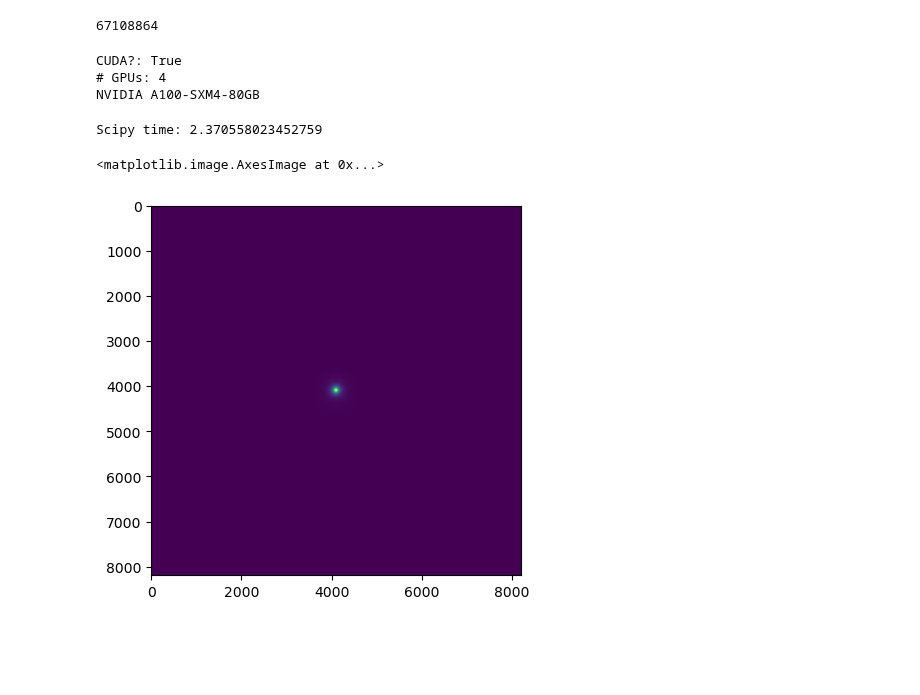
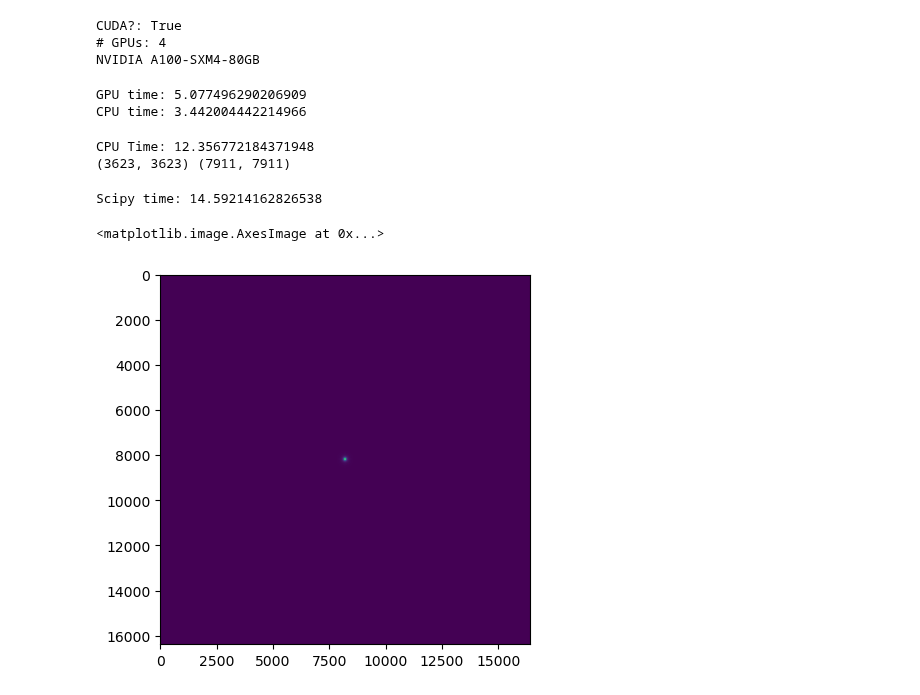
Before and after one commit to CMacM/BATSim, a Jupyter notebook: notebooks/dev/pytorch_conv.ipynb, the cells around one changed output. Saved outputs shown, nothing was run; the diff lists cells and outputs as text; code cells hidden in the pictures; blank space fills up the shorter version.

Commit message:
Added pytorch example for sampling Sersic profile flux

```diff
--- a/notebooks/dev/pytorch_conv.ipynb
+++ b/notebooks/dev/pytorch_conv.ipynb
@@ -26,5 +40 @@ gs_conv = conv.shift(-0.5*nyq, -0.5*nyq).drawImage(nx=nn, ny=nn, scale=nyq, meth
-# %%
-8192**2
-# %% [output]
-67108864
 # %%
@@ -39,28 +49,85 @@ GPU = torch.cuda.device(0)
 CUDA?: True
 # GPUs: 4
 NVIDIA A100-SXM4-80GB
+# %%
+galstamp = batsim.Stamp(nn=nn, scale=nyq)
+
+coords = galstamp.coords.T
+x = coords[:,0].tolist()
+y = coords[:,1].tolist()
+
+start = time()
+GPUfluxes = batsim._gsinterface.getFluxVecGPU(galaxy._sbp, x, y)
+print('GPU time:', time()-start)
+
+start = time()
+CPUfluxes = batsim._gsinterface.getFluxVec(galaxy._sbp, x, y)
+print('CPU time:', time()-start)
+
+assert GPUfluxes == CPUfluxes
+# %% [output]
+GPU time: 5.077496290206909
+CPU time: 3.442004442214966
+# %%
+# Set up BATSim images
+galstamp = batsim.Stamp(nn=nn, scale=nyq)
+start = time()
+gal_im = galstamp.sample_galaxy(galaxy)
+print('CPU Time:', time()-start)
+
+# psf might not need as large a stamp
+psf_nn = psf.getGoodImageSize(nyq)
+psf_stamp = batsim.Stamp(nn=psf_nn, scale=nyq)
+psf_im = psf_stamp.sample_galaxy(psf)
+
+def next_power_of_2(x):
+    return 1 if x == 0 else 2**(x - 1).bit_length()
+
+def calculate_padding(original_size, target_size):
+    padding = (target_size - original_size) // 2
+    return (padding, padding + (0 if original_size % 2 == 0 else 1))
+
+# Assuming gal_im and psf_im are your image and PSF numpy arrays
+gal_im_size = gal_im.shape[0]  # Assuming square images
+psf_im_size = psf_im.shape[0]  # Assuming square PSF
+
+# Find the larger dimension and calculate the next power of two
+max_size = max(gal_im_size, psf_im_size)
+desired_size = next_power_of_2(max_size)
+
+# Calculate padding for both the image and PSF to reach the desired size
+gal_padding = calculate_padding(gal_im_size, desired_size)
+psf_padding = calculate_padding(psf_im_size, desired_size)
+print(gal_padding, psf_padding)
+
+# Apply padding
+gal_im_pad = np.pad(gal_im, (gal_padding,), mode='constant')
+psf_im_pad = np.pad(psf_im, (psf_padding,), mode='constant')
+# %% [output]
+CPU Time: 12.356772184371948
+(3623, 3623) (7911, 7911)
 # %%
 #Benchmark with Scipy
 start = time()
 
 # Forward transform
-im1_fft = fft2(fftshift(galaxy_im))
-im2_fft = fft2(fftshift(psf_im))
+im1_fft = fft2(fftshift(gal_im_pad))
+im2_fft = fft2(fftshift(psf_im_pad))
 
 # convolve images
 conv_im_fft = im1_fft * im2_fft
 
 # Backward transform
 conv_im_scipy = ifftshift(ifft2(conv_im_fft))
 
 scipy_time = time()-start
 print('Scipy time:', scipy_time)
 
 plt.imshow(conv_im_scipy.real)
 # %% [output]
-Scipy time: 2.370558023452759
+Scipy time: 14.59214162826538
 <matplotlib.image.AxesImage at 0x...>
-[figure, old version]
+[figure, new version]
 # %%
 # Now try using pytorch
 start = time()
```
Also changed, not shown: parts of 10 cells of this notebook, 2 other files.
